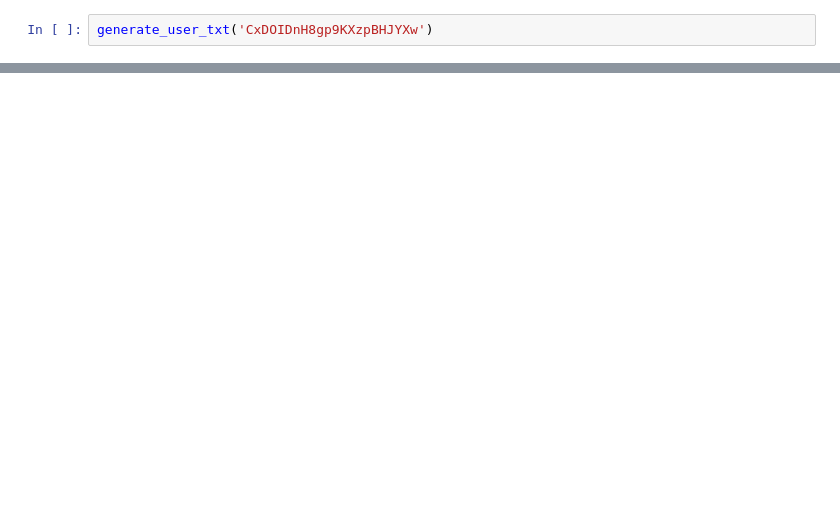
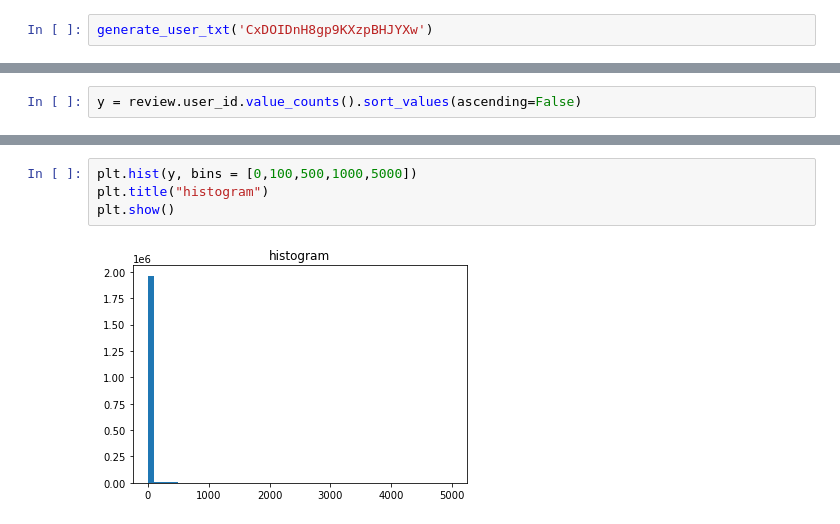
Before and after one commit to Lannnnnnn/LA-Restaurant-recommend, a Jupyter notebook: notebook/AutoPhrase txt generator .ipynb, the cells around one changed output, grey strips where cells are left out. Cells and saved outputs as stored; diff of their text form; blank space fills up the shorter version.

```diff
--- a/notebook/AutoPhrase txt generator .ipynb
+++ b/notebook/AutoPhrase txt generator .ipynb
@@ -72,0 +119,2 @@ generate_user_txt('CxDOIDnH8gp9KXzpBHJYXw')
+# %%
+y = review.user_id.value_counts().sort_values(ascending=False)
@@ -72,0 +137,6 @@ generate_user_txt('CxDOIDnH8gp9KXzpBHJYXw')
+# %%
+plt.hist(y, bins = [0,100,500,1000,5000])
+plt.title("histogram")
+plt.show()
+# %% [output]
+[figure, added]
```
Also changed, not shown: parts of 23 cells of this notebook.
